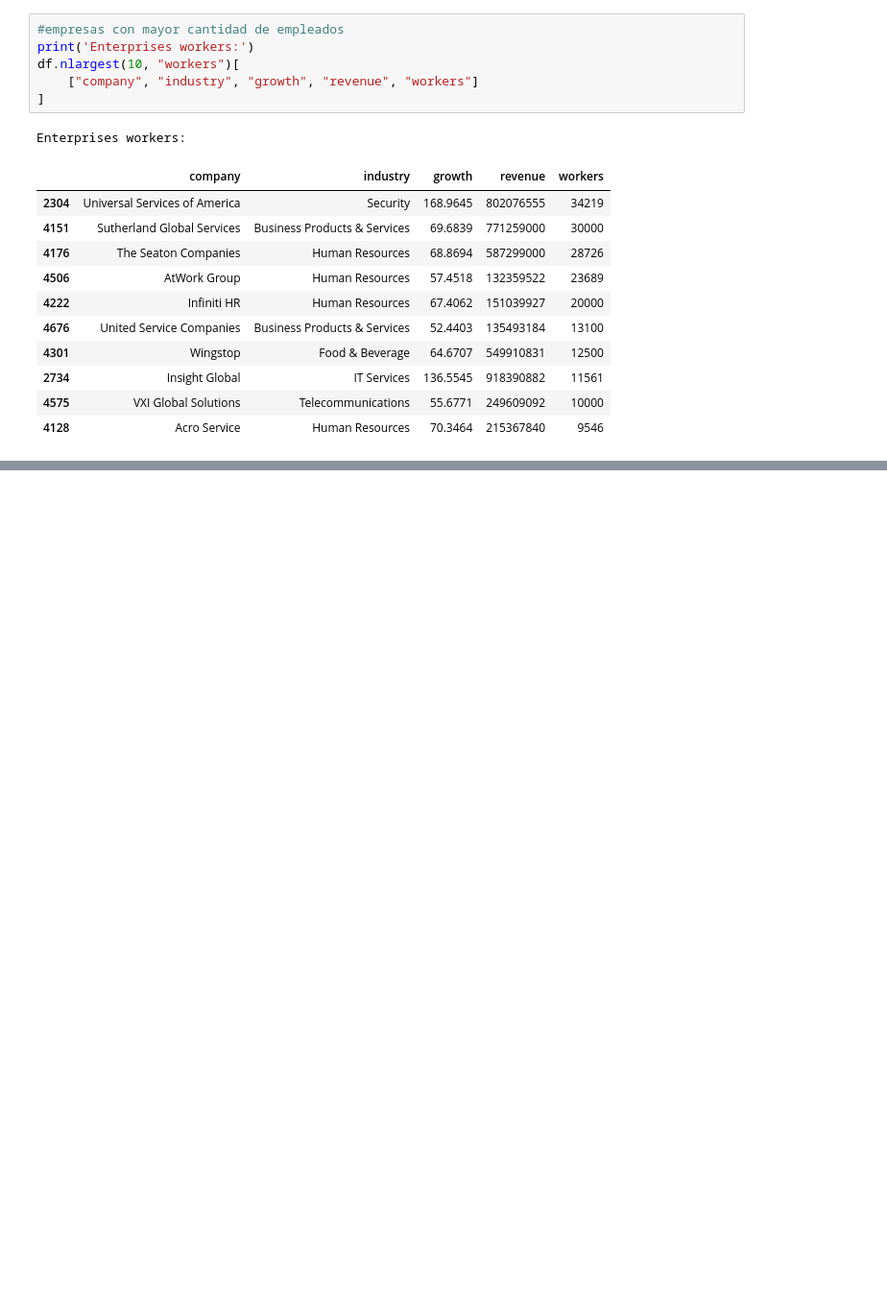
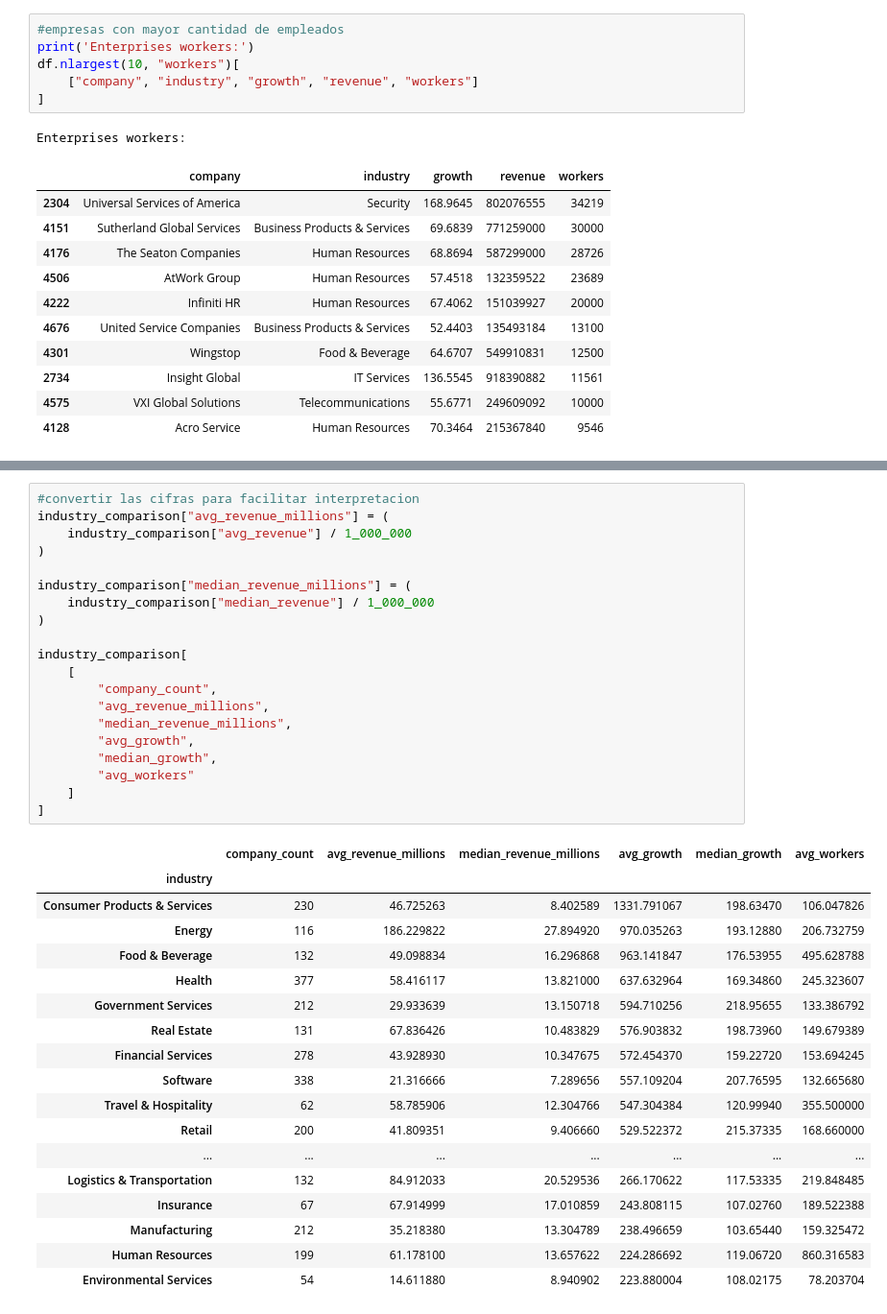
Before and after one commit to Emerson-SM/US_Business_Growth_Industry_Analysis, a Jupyter notebook: notebooks/01_data_exploration.ipynb, the cells around one changed output, grey strips where cells are left out. Shown at 96% size. Saved outputs shown, nothing was run; the diff lists cells and outputs as text; blank space fills up the shorter version.

```diff
--- a/notebooks/01_data_exploration.ipynb
+++ b/notebooks/01_data_exploration.ipynb
@@ -200,0 +286,39 @@ Enterprises workers:
+# %%
+#convertir las cifras para facilitar interpretacion
+industry_comparison["avg_revenue_millions"] = (
+    industry_comparison["avg_revenue"] / 1_000_000
+)
+
+industry_comparison["median_revenue_millions"] = (
+    industry_comparison["median_revenue"] / 1_000_000
+)
+
+industry_comparison[
+    [
+        "company_count",
+        "avg_revenue_millions",
+        "median_revenue_millions",
+        "avg_growth",
+        "median_growth",
+        "avg_workers"
+    ]
+]
+# %% [output]
+|  | company_count | avg_revenue_millions | median_revenue_millions | avg_growth | median_growth | avg_workers |
+| industry |  |  |  |  |  |  |
+| Consumer Products & Services | 230 | 46.725263 | 8.402589 | 1331.791067 | 198.63470 | 106.047826 |
+| Energy | 116 | 186.229822 | 27.894920 | 970.035263 | 193.12880 | 206.732759 |
+| Food & Beverage | 132 | 49.098834 | 16.296868 | 963.141847 | 176.53955 | 495.628788 |
+| Health | 377 | 58.416117 | 13.821000 | 637.632964 | 169.34860 | 245.323607 |
+| Government Services | 212 | 29.933639 | 13.150718 | 594.710256 | 218.95655 | 133.386792 |
+| Real Estate | 131 | 67.836426 | 10.483829 | 576.903832 | 198.73960 | 149.679389 |
+| Financial Services | 278 | 43.928930 | 10.347675 | 572.454370 | 159.22720 | 153.694245 |
+| Software | 338 | 21.316666 | 7.289656 | 557.109204 | 207.76595 | 132.665680 |
+| Travel & Hospitality | 62 | 58.785906 | 12.304766 | 547.304384 | 120.99940 | 355.500000 |
+| Retail | 200 | 41.809351 | 9.406660 | 529.522372 | 215.37335 | 168.660000 |
+| ... | ... | ... | ... | ... | ... | ... |
+| Logistics & Transportation | 132 | 84.912033 | 20.529536 | 266.170622 | 117.53335 | 219.848485 |
+| Insurance | 67 | 67.914999 | 17.010859 | 243.808115 | 107.02760 | 189.522388 |
+| Manufacturing | 212 | 35.218380 | 13.304789 | 238.496659 | 103.65440 | 159.325472 |
+| Human Resources | 199 | 61.178100 | 13.657622 | 224.286692 | 119.06720 | 860.316583 |
+| Environmental Services | 54 | 14.611880 | 8.940902 | 223.880004 | 108.02175 | 78.203704 |
```
Also changed, not shown: parts of 19 cells of this notebook.
